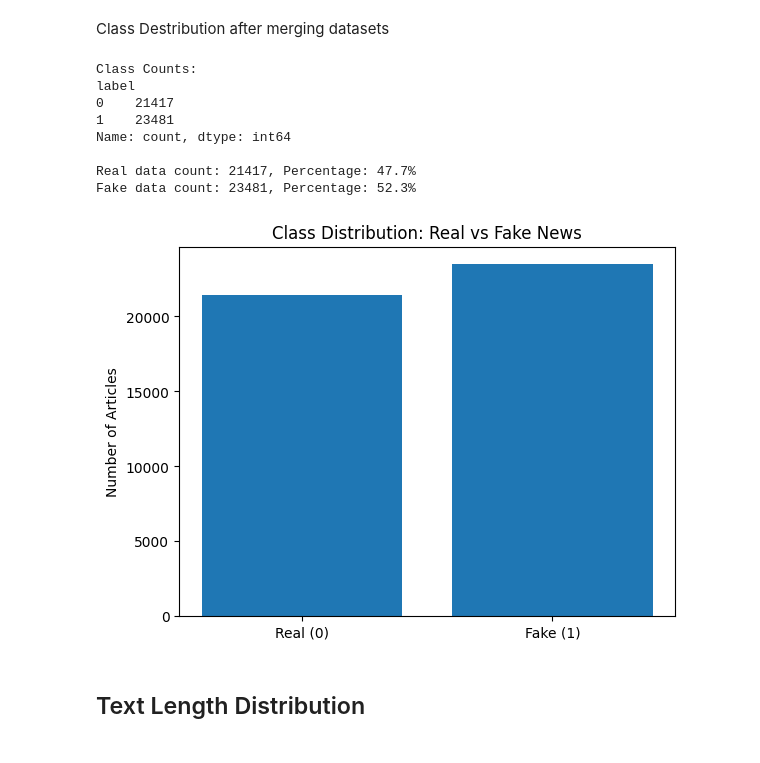
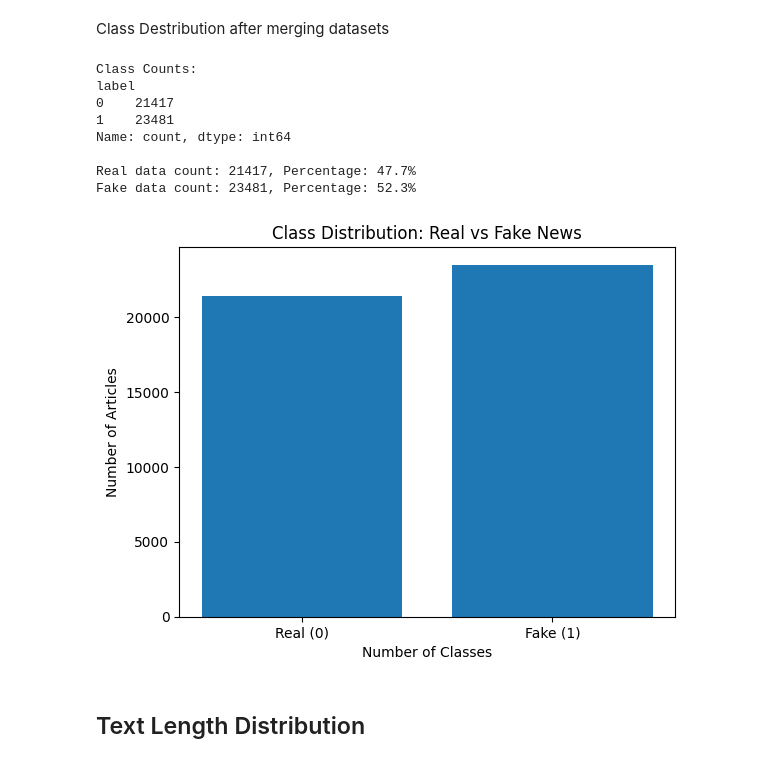
Before and after one commit to Dewnan/NLP_Group_15, a Jupyter notebook: notebooks/dewnan/pipeline.ipynb, the cells around one changed output. Saved outputs shown, nothing was run; the diff lists cells and outputs as text; code cells hidden in the pictures.

```diff
--- a/notebooks/dewnan/pipeline.ipynb
+++ b/notebooks/dewnan/pipeline.ipynb
@@ -85,34 +99,34 @@ Class Destribution after merging datasets
 # %%
 merged_df = pd.read_csv('data/processed/merged_news.csv')
 
 class_counts = merged_df['label'].value_counts().sort_index()
 print(f'Class Counts: \n{class_counts}\n')
 
 real_count = class_counts[0]
 fake_count = class_counts[1]
 total = len(merged_df)
 
 real_percent = real_count / total * 100
 fake_percent = fake_count / total * 100
 
 print(f"Real data count: {real_count}, Percentage: {real_percent:.1f}%")
 print(f"Fake data count: {fake_count}, Percentage: {fake_percent:.1f}%")
 
 plt.bar(['Real (0)', 'Fake (1)'], class_counts.values, width=0.8)
 plt.title('Class Distribution: Real vs Fake News')
-plt.ylabel('Number of Classes')
+plt.xlabel('Number of Classes')
 plt.ylabel('Number of Articles')
 plt.show()
 # %% [output]
 Class Counts:
 label
 0    21417
 1    23481
 Name: count, dtype: int64
 
 Real data count: 21417, Percentage: 47.7%
 Fake data count: 23481, Percentage: 52.3%
-[figure, old version]
+[figure, new version]
 # %% [markdown]
 ## Text Length Distribution
 # %%
```
Also changed, not shown: parts of 7 cells of this notebook.
